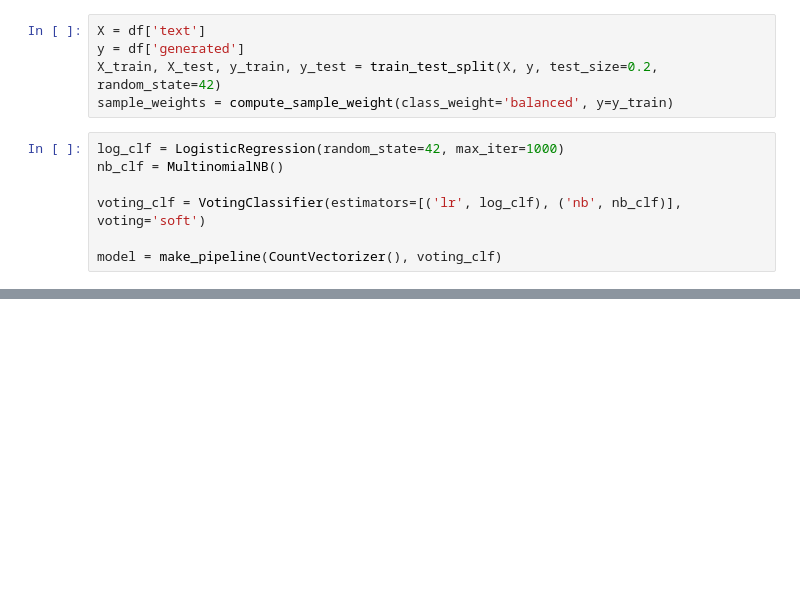
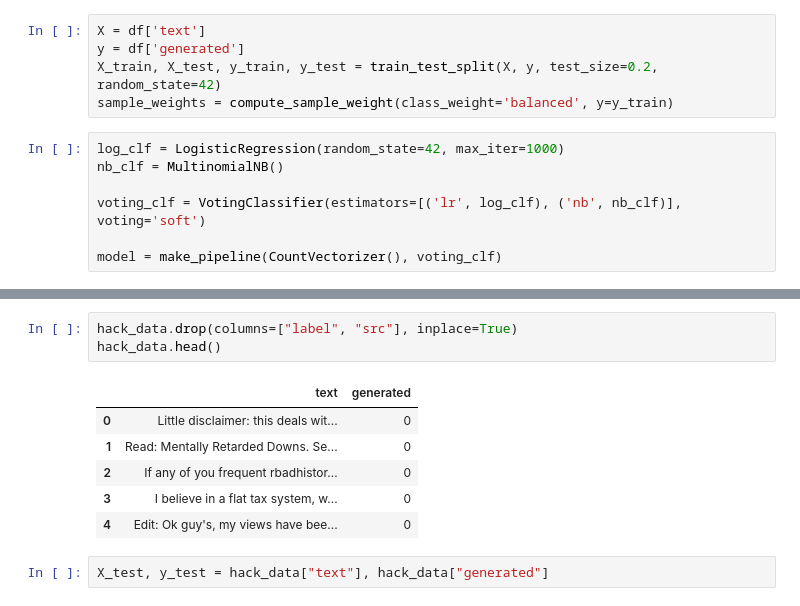
Before and after one commit to Erdnaxela3/hackathon-data-ia-hack, a Jupyter notebook: ia_vs_ai.ipynb, the cells around one changed output, grey strips where cells are left out. Saved outputs shown, nothing was run; the diff lists cells and outputs as text; blank space fills up the shorter version.

```diff
--- a/ia_vs_ai.ipynb
+++ b/ia_vs_ai.ipynb
@@ -645,0 +674,12 @@ Model parameters: 96501
+# %%
+hack_data.drop(columns=["label", "src"], inplace=True)
+hack_data.head()
+# %% [output]
+|  | text | generated |
+| 0 | Little disclaimer: this deals wit... | 0 |
+| 1 | Read: Mentally Retarded Downs. Se... | 0 |
+| 2 | If any of you frequent rbadhistor... | 0 |
+| 3 | I believe in a flat tax system, w... | 0 |
+| 4 | Edit: Ok guy's, my views have bee... | 0 |
+# %%
+X_test, y_test = hack_data["text"], hack_data["generated"]
```
Also changed, not shown: parts of 19 cells of this notebook, 1 other file.
